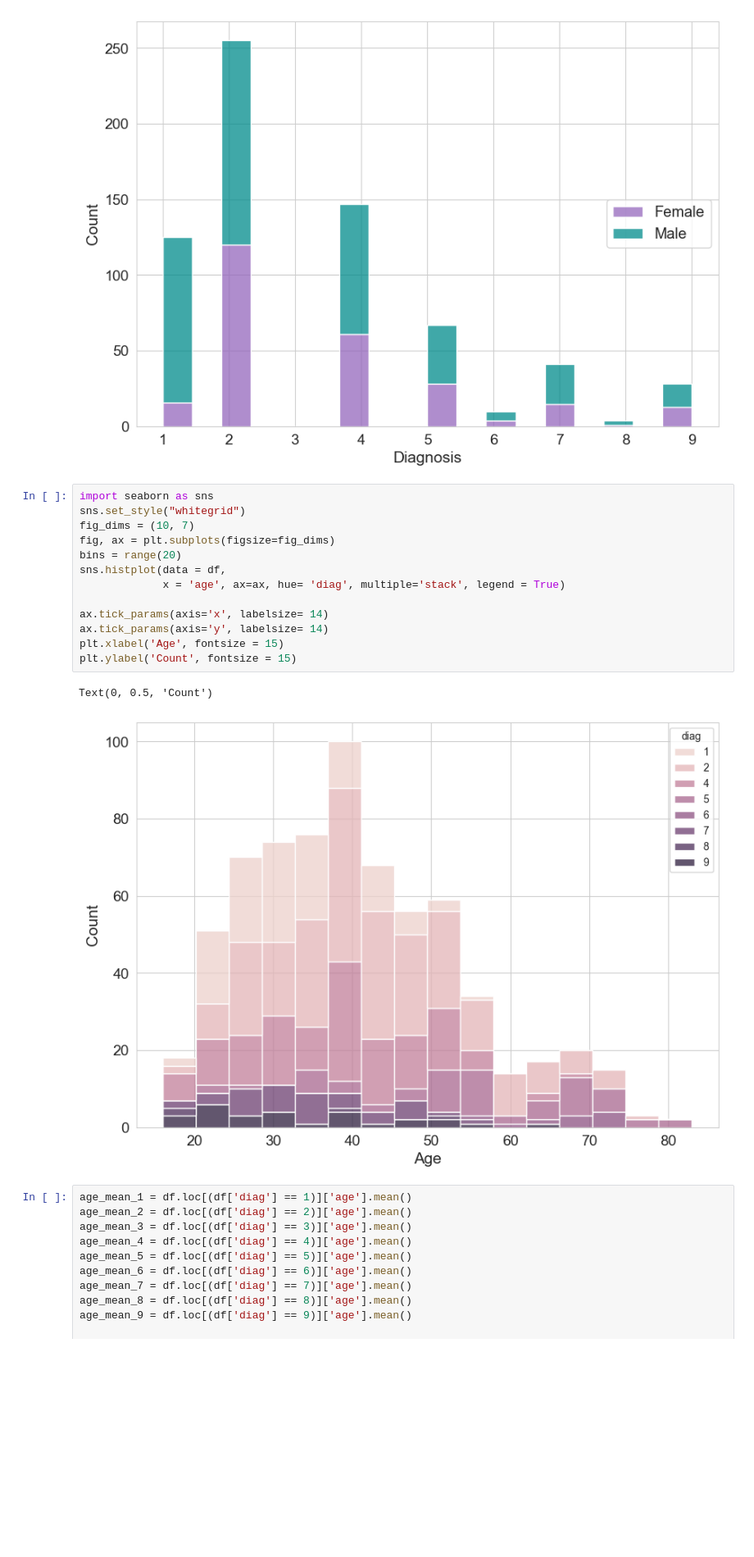
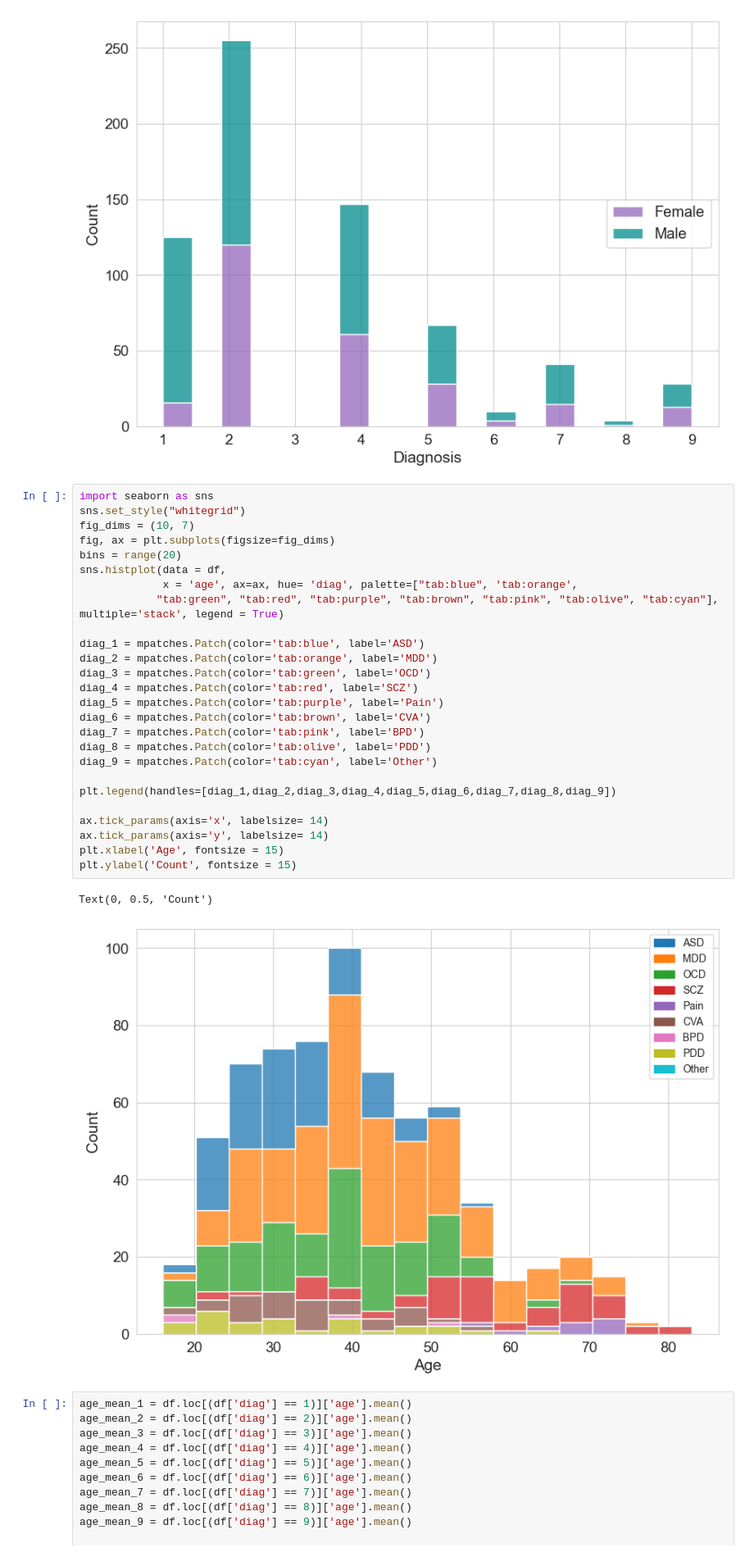
Before and after one commit to vdkreft/DemoData, a Jupyter notebook: Visualize.ipynb, the cells around one changed output. Shown at 82% size. Saved outputs shown, nothing was run; the diff lists cells and outputs as text; blank space fills up the shorter version.

```diff
--- a/Visualize.ipynb
+++ b/Visualize.ipynb
@@ -110,19 +110,32 @@ Text(0, 0.5, 'Count')
 # %%
 import seaborn as sns
 sns.set_style("whitegrid")
 fig_dims = (10, 7)
 fig, ax = plt.subplots(figsize=fig_dims)
 bins = range(20)
 sns.histplot(data = df,
-             x = 'age', ax=ax, hue= 'diag', multiple='stack', legend = True)
+             x = 'age', ax=ax, hue= 'diag', palette=["tab:blue", 'tab:orange',
+            "tab:green", "tab:red", "tab:purple", "tab:brown", "tab:pink", "tab:olive", "tab:cyan"], multiple='stack', legend = True)
+
+diag_1 = mpatches.Patch(color='tab:blue', label='ASD')
+diag_2 = mpatches.Patch(color='tab:orange', label='MDD')
+diag_3 = mpatches.Patch(color='tab:green', label='OCD')
+diag_4 = mpatches.Patch(color='tab:red', label='SCZ')
+diag_5 = mpatches.Patch(color='tab:purple', label='Pain')
+diag_6 = mpatches.Patch(color='tab:brown', label='CVA')
+diag_7 = mpatches.Patch(color='tab:pink', label='BPD')
+diag_8 = mpatches.Patch(color='tab:olive', label='PDD')
+diag_9 = mpatches.Patch(color='tab:cyan', label='Other')
+
+plt.legend(handles=[diag_1,diag_2,diag_3,diag_4,diag_5,diag_6,diag_7,diag_8,diag_9])
 
 ax.tick_params(axis='x', labelsize= 14)
 ax.tick_params(axis='y', labelsize= 14)
 plt.xlabel('Age', fontsize = 15)
 plt.ylabel('Count', fontsize = 15)
 # %% [output]
 Text(0, 0.5, 'Count')
-[figure, old version]
+[figure, new version]
 # %%
 age_mean_1 = df.loc[(df['diag'] == 1)]['age'].mean()
 age_mean_2 = df.loc[(df['diag'] == 2)]['age'].mean()
```
